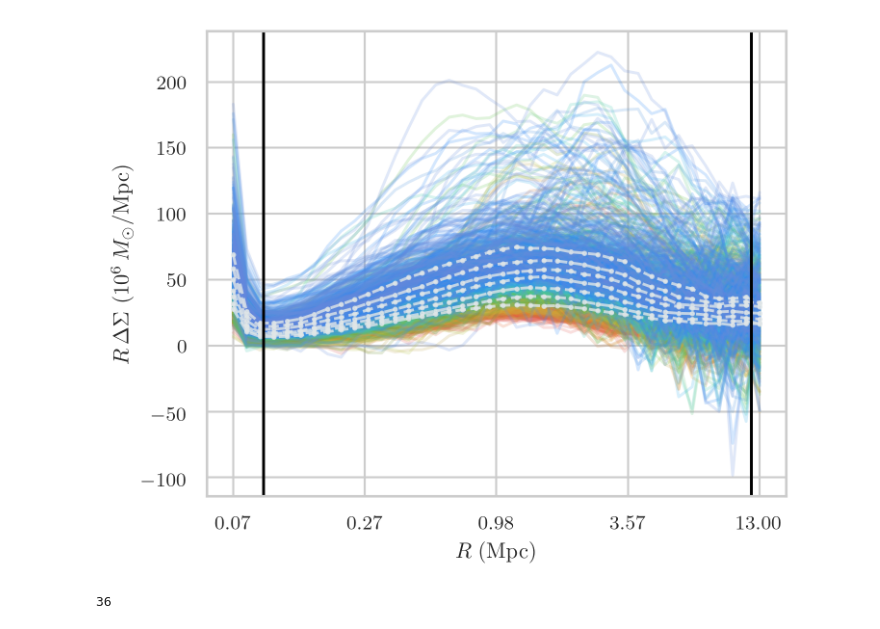
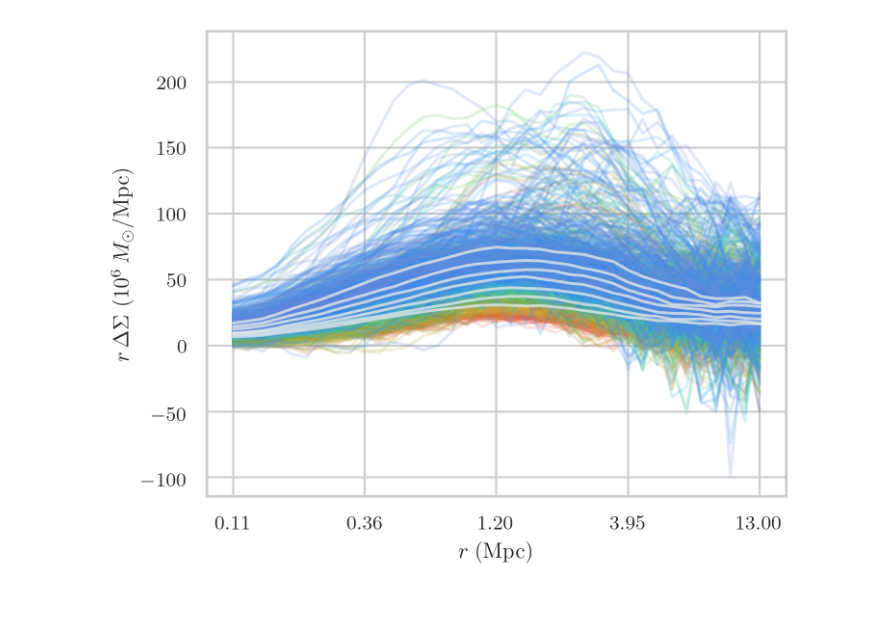
Before and after one commit to dylancromer/maszcal, a Jupyter notebook: docs/NBatta2010_data.ipynb, the cells around one changed output. Cells and saved outputs as stored; diff of their text form; code cells hidden in the pictures.

```diff
--- a/docs/NBatta2010_data.ipynb
+++ b/docs/NBatta2010_data.ipynb
@@ -34,7 +34,7 @@ from maszcal.data.sims import NBatta2010
 # %%
 DATA_DIR = '../data/NBatta2010/single-mass-bin-fits/'
 # %%
-nbatta_sims = NBatta2010('../data/NBatta2010/')
+nbatta_sims = NBatta2010('../data/NBatta2010/').cut_radii(0.1, 60)
 # %%
 zs = nbatta_sims.redshifts
 rs = nbatta_sims.radii
@@ -44,31 +44,27 @@ z_colors = ['#e25f5e', '#e16435', '#cb8149', '#e09f2c', '#c2a850', '#bac84b', '#
             '#67c350', '#5ec681', '#44caaf', '#38b3eb', '#4c95dd', '#2c87f7', '#688cdc']
 # %%
 LOWER_BOUND = 0.1
-UPPER_BOUND = 12
+UPPER_BOUND = 5
 for i, z in enumerate(zs):
     plt.plot(rs, rs[:, None]*wl_signals[:, i, :], color=z_colors[i], alpha=0.2)
 
 for i in range(0, zs.size, 2):
     plt.plot(rs, (rs[:, None]*wl_signals[:, i, :]).mean(axis=1),
-             color='#e1e7e8', alpha=0.8, linestyle='--', marker='o')
+             color='#e1e7e8', alpha=0.8, linestyle='-', marker='')
 
 plt.xscale('log')
 plt.xticks(np.logspace(np.log10(rs[0]), np.log10(rs[-1]), 5))
 plt.gca().xaxis.set_major_formatter(matplotlib.ticker.StrMethodFormatter('{x:,.2f}')) # 2 decimal places
 
-plt.xlabel(r'$R \; (\mathrm{Mpc})$')
-plt.ylabel(r'$R \, \Delta \Sigma$ ($10^6 \, M_\odot/\mathrm{Mpc}$)')
+plt.xlabel(r'$r \; (\mathrm{Mpc})$')
+plt.ylabel(r'$r \, \Delta \Sigma$ ($10^6 \, M_\odot/\mathrm{Mpc}$)')
 
-plt.axvline(x=LOWER_BOUND, color='black')
-plt.axvline(x=UPPER_BOUND, color='black')
+#plt.axvline(x=LOWER_BOUND, color='black')
+#plt.axvline(x=UPPER_BOUND, color='black')
 
 plt.gcf().set_size_inches(5, 4)
 
 #plt.savefig('misc/a-exam_sim_data_full.pdf', bbox_inches='tight')
 pass
 # %% [output]
-[figure, old version]
+[figure, new version]
-# %%
-rs[(LOWER_BOUND < rs) & (rs < UPPER_BOUND)].size
-# %% [output]
-36
```
Also changed, not shown: parts of 15 cells of this notebook, 3 other files.
